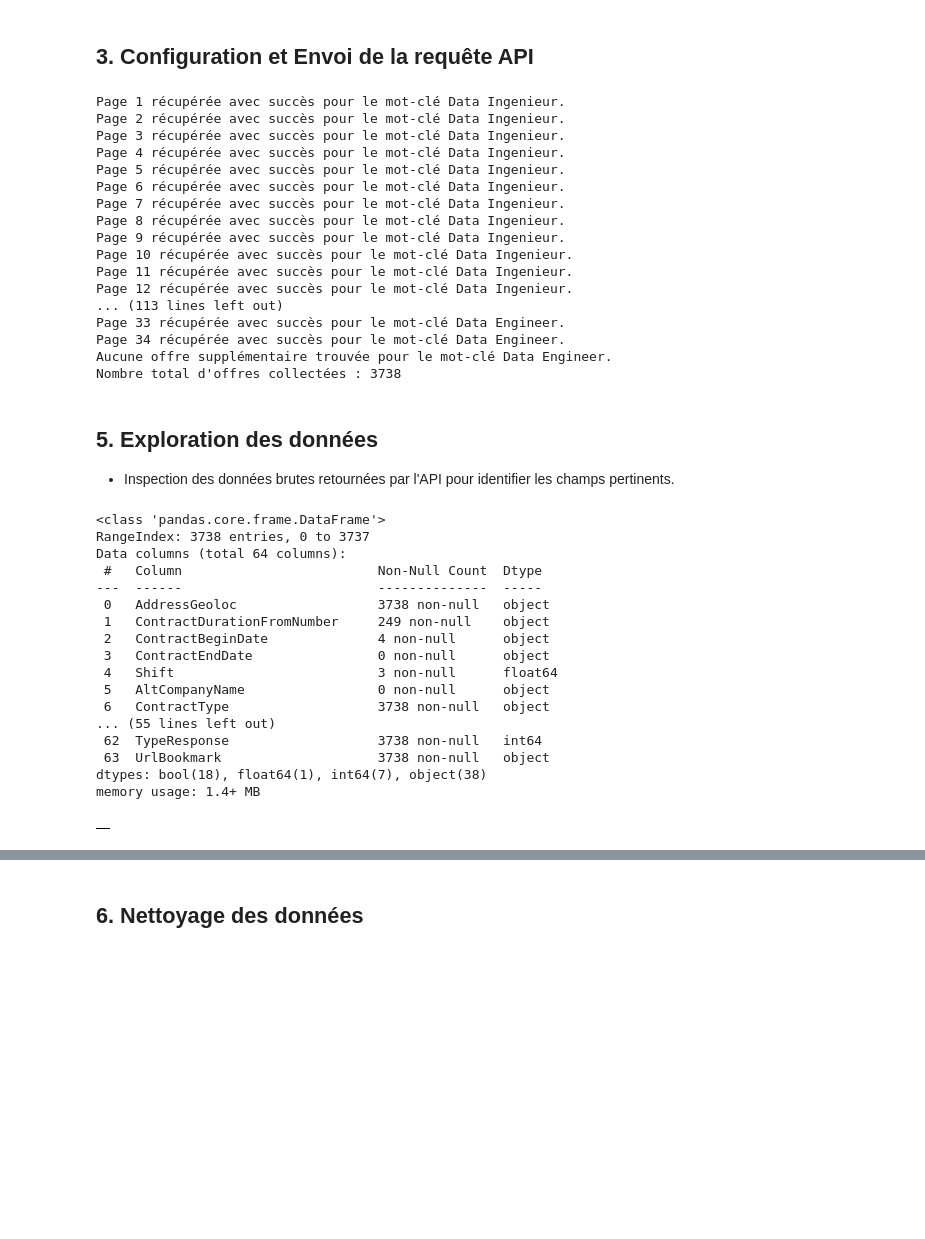
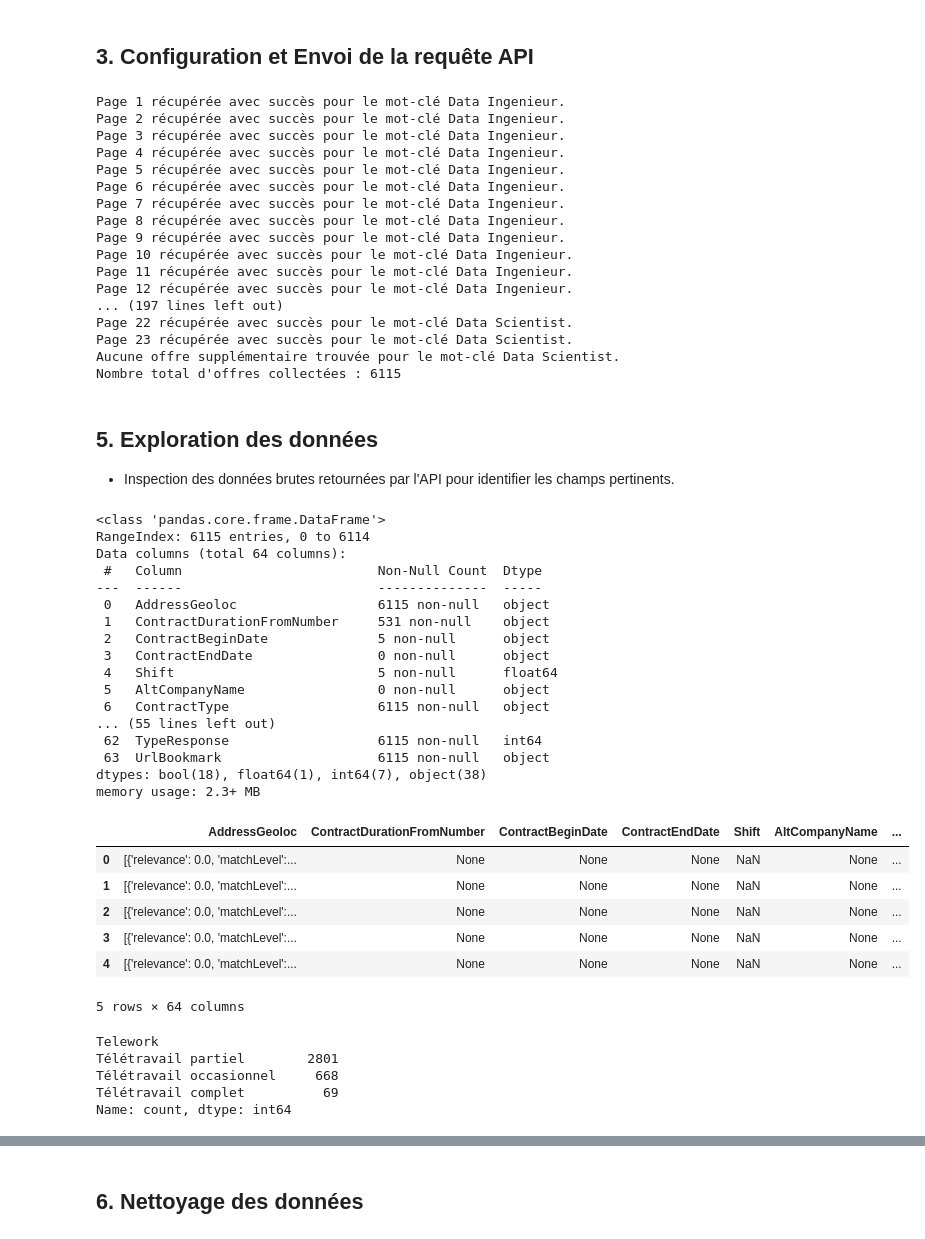
Before and after one commit to jpvt-data/wild-find-job, a Jupyter notebook: notebooks/hellowork_scraping.ipynb, the cells around one changed output, grey strips where cells are left out. Drawn from its saved outputs; the diff is of its cells as text; code cells hidden in the pictures; blank space fills up the shorter version.

```diff
--- a/notebooks/hellowork_scraping.ipynb
+++ b/notebooks/hellowork_scraping.ipynb
@@ -20,7 +20,7 @@ endpoint = "https://www.hellowork.com/searchoffers/getsearchfacets"
 user_agent = 'Mozilla/5.0 (Windows NT 10.0; Win64; x64)'
 
 # Définition des mots-clés pour les recherches
-mots_cles = ["Data Ingenieur", "Data Engineer"]
+mots_cles = ["Data Ingenieur", "Data Engineer", "Data Analyst", "Data Analyste", "Data Scientist"]
 all_offres = []
 
 # Boucle sur les mots-clés
@@ -66,11 +66,11 @@ Page 9 récupérée avec succès pour le mot-clé Data Ingenieur.
 Page 10 récupérée avec succès pour le mot-clé Data Ingenieur.
 Page 11 récupérée avec succès pour le mot-clé Data Ingenieur.
 Page 12 récupérée avec succès pour le mot-clé Data Ingenieur.
-... (113 lines left out)
-Page 33 récupérée avec succès pour le mot-clé Data Engineer.
-Page 34 récupérée avec succès pour le mot-clé Data Engineer.
-Aucune offre supplémentaire trouvée pour le mot-clé Data Engineer.
-Nombre total d'offres collectées : 3738
+... (197 lines left out)
+Page 22 récupérée avec succès pour le mot-clé Data Scientist.
+Page 23 récupérée avec succès pour le mot-clé Data Scientist.
+Aucune offre supplémentaire trouvée pour le mot-clé Data Scientist.
+Nombre total d'offres collectées : 6115
 # %% [markdown]
 ## **5. Exploration des données**
 
@@ -82,23 +82,37 @@ df_offres = pd.DataFrame(all_offres)
 df_offres.info()
 # %% [output]
 <class 'pandas.core.frame.DataFrame'>
-RangeIndex: 3738 entries, 0 to 3737
+RangeIndex: 6115 entries, 0 to 6114
 Data columns (total 64 columns):
  #   Column                         Non-Null Count  Dtype
 ---  ------                         --------------  -----
- 0   AddressGeoloc                  3738 non-null   object
- 1   ContractDurationFromNumber     249 non-null    object
- 2   ContractBeginDate              4 non-null      object
+ 0   AddressGeoloc                  6115 non-null   object
+ 1   ContractDurationFromNumber     531 non-null    object
+ 2   ContractBeginDate              5 non-null      object
  3   ContractEndDate                0 non-null      object
- 4   Shift                          3 non-null      float64
+ 4   Shift                          5 non-null      float64
  5   AltCompanyName                 0 non-null      object
- 6   ContractType                   3738 non-null   object
+ 6   ContractType                   6115 non-null   object
 ... (55 lines left out)
- 62  TypeResponse                   3738 non-null   int64
- 63  UrlBookmark                    3738 non-null   object
+ 62  TypeResponse                   6115 non-null   int64
+ 63  UrlBookmark                    6115 non-null   object
 dtypes: bool(18), float64(1), int64(7), object(38)
-memory usage: 1.4+ MB
+memory usage: 2.3+ MB
 # %%
-df.head()
+df_offres.head()
 # %% [output]
-|  |
+|  | AddressGeoloc | ContractDurationFromNumber | ContractBeginDate | ContractEndDate | Shift | AltCompanyName | ... |
+| 0 | [{'relevance': 0.0, 'matchLevel':... | None | None | None | NaN | None | ... |
+| 1 | [{'relevance': 0.0, 'matchLevel':... | None | None | None | NaN | None | ... |
+| 2 | [{'relevance': 0.0, 'matchLevel':... | None | None | None | NaN | None | ... |
+| 3 | [{'relevance': 0.0, 'matchLevel':... | None | None | None | NaN | None | ... |
+| 4 | [{'relevance': 0.0, 'matchLevel':... | None | None | None | NaN | None | ... |
+5 rows × 64 columns
+# %%
+df_offres['Telework'].value_counts()
+# %% [output]
+Telework
+Télétravail partiel        2801
+Télétravail occasionnel     668
+Télétravail complet          69
+Name: count, dtype: int64
```
Also changed, not shown: parts of 7 cells of this notebook.
